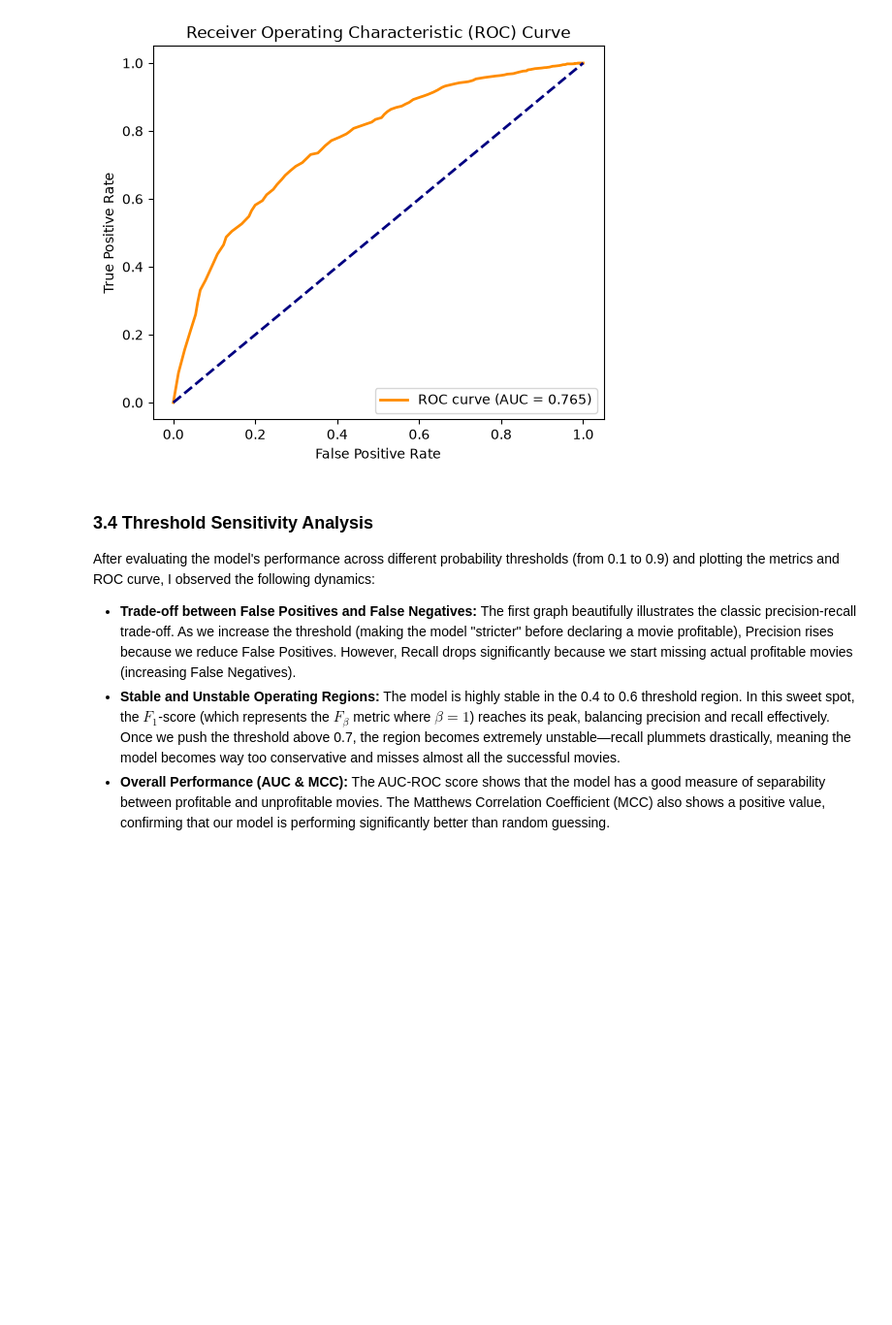
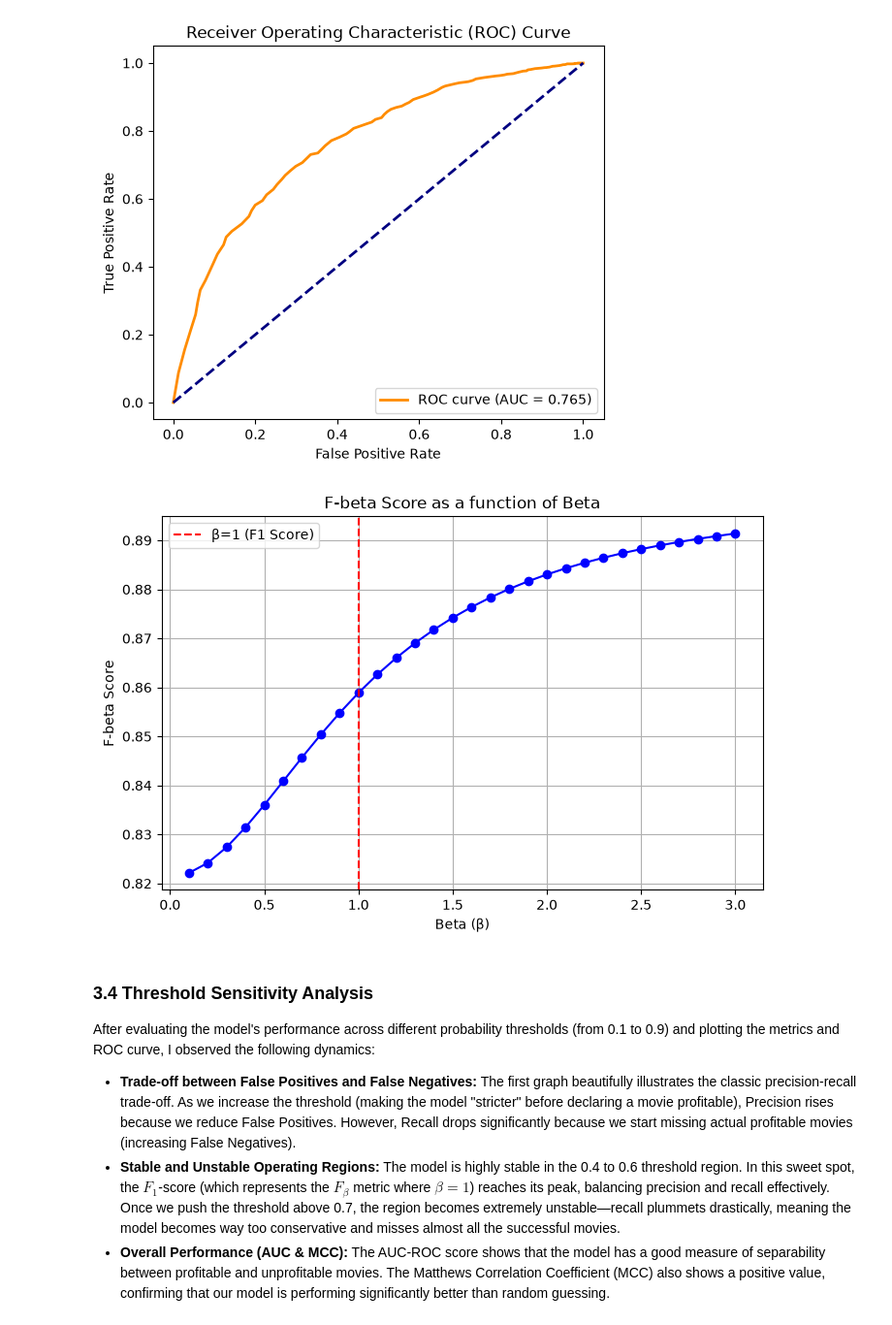
Before and after one commit to omer-hacmon/Assignment2_Omer_Hacmon, a Jupyter notebook: Assignment2_Omer_Hacmon_314654500.ipynb, the cells around one changed output. Shown at 97% size. Saved outputs shown, nothing was run; the diff lists cells and outputs as text; code cells hidden in the pictures; blank space fills up the shorter version.

```diff
--- a/Assignment2_Omer_Hacmon_314654500.ipynb
+++ b/Assignment2_Omer_Hacmon_314654500.ipynb
@@ -434,6 +434,29 @@ plt.show()
 Matthews Correlation Coefficient (MCC): 0.338
 Area Under the ROC Curve (AUC-ROC): 0.765
 [figure]
+# %%
+import numpy as np
+import matplotlib.pyplot as plt
+from sklearn.metrics import fbeta_score
+
+# חישוב F-beta עבור טווח של ערכי בטא
+betas = np.arange(0.1, 3.1, 0.1)
+
+# שים לב: ודא ששמות המשתנים (y_class, y_pred_class) תואמים בדיוק לשמות שהגדרת בחלק של הסיווג
+fbeta_scores = [fbeta_score(y_class, y_pred_class, beta=b) for b in betas]
+
+# יצירת הגרף
+plt.figure(figsize=(8, 5))
+plt.plot(betas, fbeta_scores, marker='o', color='b')
+plt.axvline(1, color='red', linestyle='--', label='β=1 (F1 Score)')
+plt.title('F-beta Score as a function of Beta')
+plt.xlabel('Beta (β)')
+plt.ylabel('F-beta Score')
+plt.legend()
+plt.grid(True)
+plt.show()
+# %% [output]
+[figure, added]
 # %% [markdown]
 ### 3.4 Threshold Sensitivity Analysis
 
```
